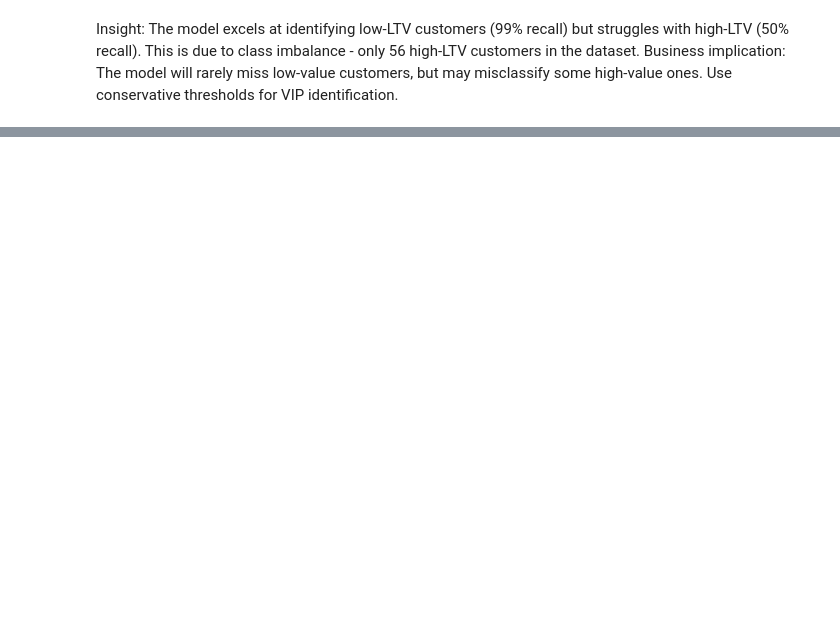
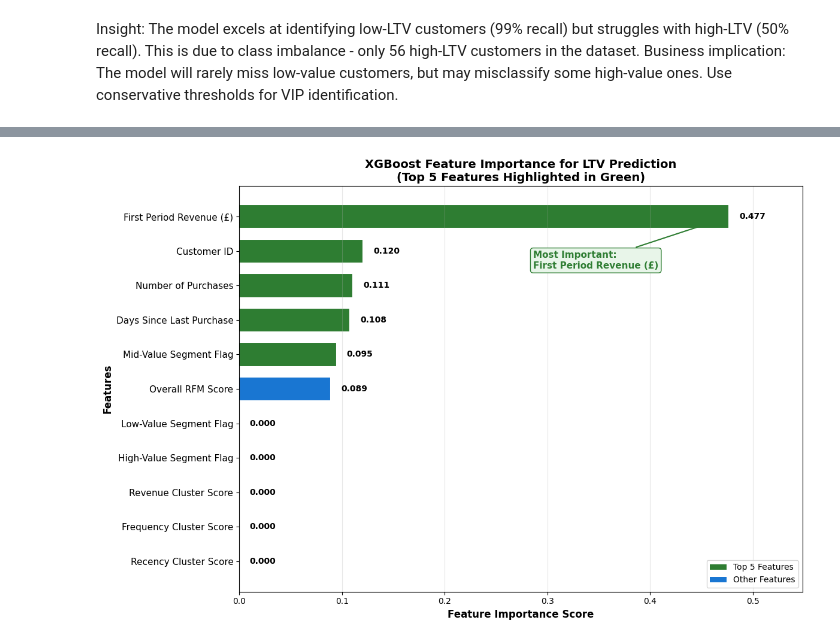
Before and after one commit to MylieMudaliyar/Sales-Marketing-Analytics-Data-Driven-Customer-Intelligence, a Jupyter notebook: 3- Customer Lifetime Value Prediction/customer_lifetime_value_prediction.ipynb, the cells around one changed output, grey strips where cells are left out. Cells and saved outputs as stored; diff of their text form; code cells hidden in the pictures; blank space fills up the shorter version.

```diff
--- a/3- Customer Lifetime Value Prediction/customer_lifetime_value_prediction.ipynb
+++ b/3- Customer Lifetime Value Prediction/customer_lifetime_value_prediction.ipynb
@@ -321,0 +321,80 @@ Insight: The model excels at identifying low-LTV customers (99% recall) but stru
+# %%
+# Extract feature importance from XGBoost model
+feature_importance = pd.DataFrame({
+    'Feature': X_train.columns,
+    'Importance': ltv_xgb_model.feature_importances_
+}).sort_values('Importance', ascending=True)
+
+# Map feature names to more readable labels
+feature_labels = {
+    'CustomerID': 'Customer ID',
+    'Recency': 'Days Since Last Purchase',
+    'RecencyCluster': 'Recency Cluster Score',
+    'Frequency': 'Number of Purchases',
+    'FrequencyCluster': 'Frequency Cluster Score',
+    'Revenue': 'First Period Revenue (£)',
+    'RevenueCluster': 'Revenue Cluster Score',
+    'OverallScore': 'Overall RFM Score',
+    'Segment_High-Value': 'High-Value Segment Flag',
+    'Segment_Low-Value': 'Low-Value Segment Flag',
+    'Segment_Mid-Value': 'Mid-Value Segment Flag'
+}
+
+feature_importance['FeatureLabel'] = feature_importance['Feature'].map(feature_labels)
+
+# Create horizontal bar chart
+fig, ax = plt.subplots(figsize=(12, 8))
+
+# Define colors - top 5 features in green, rest in blue
+n_features = len(feature_importance)
+colors = ['#1976D2'] * n_features  # Default blue
+for i in range(min(5, n_features)):
+    colors[n_features - 1 - i] = '#2E7D32'  # Top 5 in green
+
+# Create horizontal bar chart
+bars = ax.barh(range(n_features), feature_importance['Importance'],
+               color=colors, edgecolor='white', linewidth=1.5, height=0.7)
+
+# Add value labels on bars
+for i, (bar, importance) in enumerate(zip(bars, feature_importance['Importance'])):
+    width = bar.get_width()
+    ax.text(width + 0.01, bar.get_y() + bar.get_height()/2,
+            f'{importance:.3f}', va='center', fontsize=10, fontweight='bold')
+
+# Customize y-axis labels
+ax.set_yticks(range(n_features))
+ax.set_yticklabels(feature_importance['FeatureLabel'], fontsize=11)
+
+# Add styling
+ax.set_xlabel('Feature Importance Score', fontsize=12, fontweight='bold')
+ax.set_ylabel('Features', fontsize=12, fontweight='bold')
+ax.set_title('XGBoost Feature Importance for LTV Prediction\n(Top 5 Features Highlighted in Green)',
+             fontsize=14, fontweight='bold')
+ax.set_xlim(0, feature_importance['Importance'].max() * 1.15)
+ax.grid(True, alpha=0.3, axis='x')
+
+# Add legend
+from matplotlib.patches import Patch
+legend_elements = [Patch(facecolor='#2E7D32', label='Top 5 Features'),
+                   Patch(facecolor='#1976D2', label='Other Features')]
+ax.legend(handles=legend_elements, loc='lower right', fontsize=10)
+
+# Add insight annotation for top feature
+top_feature = feature_importance.iloc[-1]
+ax.annotate(f'Most Important:\n{top_feature["FeatureLabel"]}',
+            xy=(top_feature['Importance'], n_features - 1),
+            xytext=(top_feature['Importance'] * 0.6, n_features - 2.5),
+            fontsize=11, fontweight='bold', color='#2E7D32',
+            bbox=dict(boxstyle='round,pad=0.3', facecolor='#E8F5E9', edgecolor='#2E7D32'),
+            arrowprops=dict(arrowstyle='->', color='#2E7D32', lw=1.5))
+
+plt.tight_layout()
+plt.savefig('feature_importance_ltv.png', dpi=150, bbox_inches='tight')
+plt.show()
+
+# Print top features summary
+print("\n📊 Top 5 Most Important Features for LTV Prediction:")
+for i, row in feature_importance.tail(5).iloc[::-1].iterrows():
+    print(f"  {feature_importance.tail(5).iloc[::-1].index.get_loc(i) + 1}. {row['FeatureLabel']}: {row['Importance']:.3f}")
+# %% [output]
+[figure, added]
```
Also changed, not shown: parts of 10 cells of this notebook, 17 other files.
